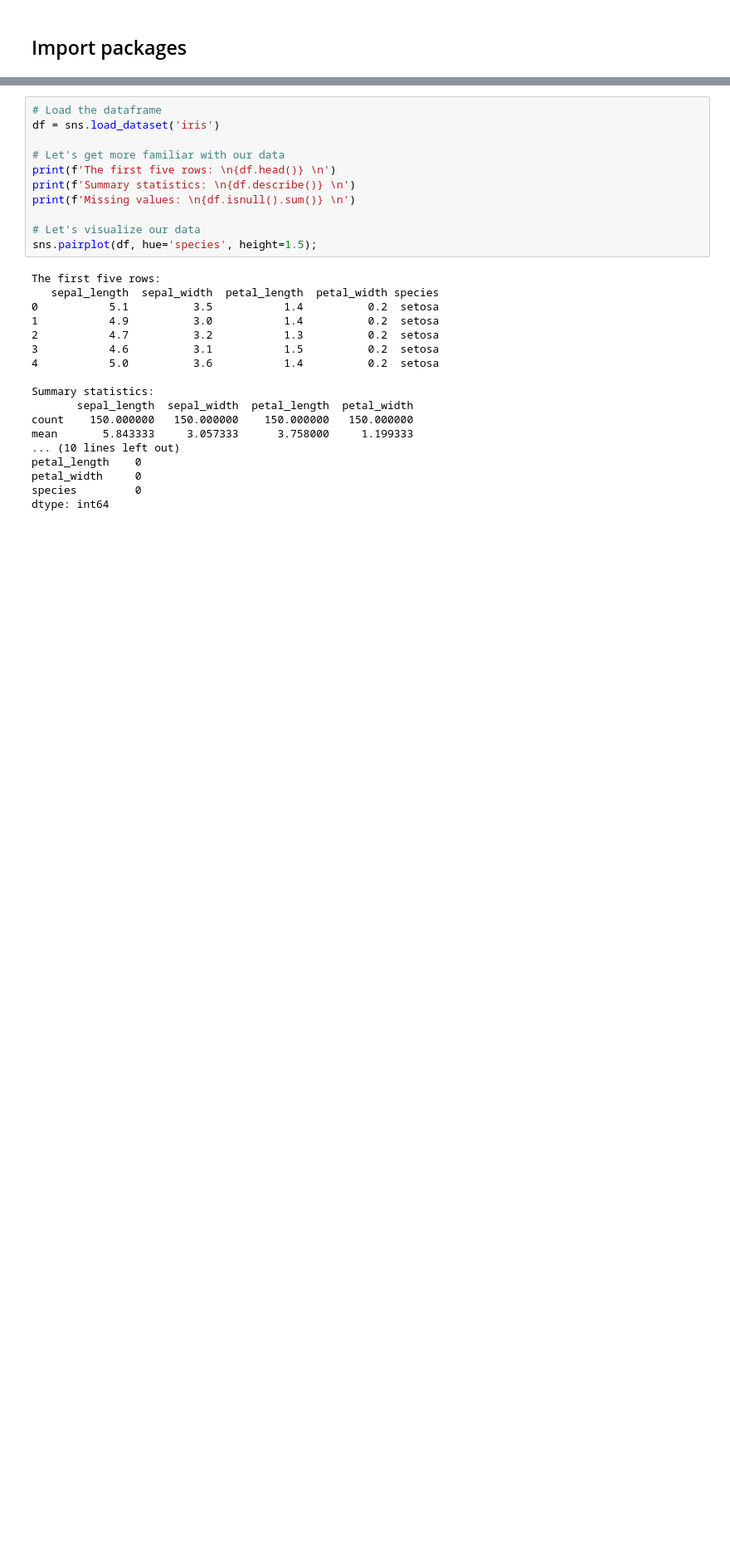
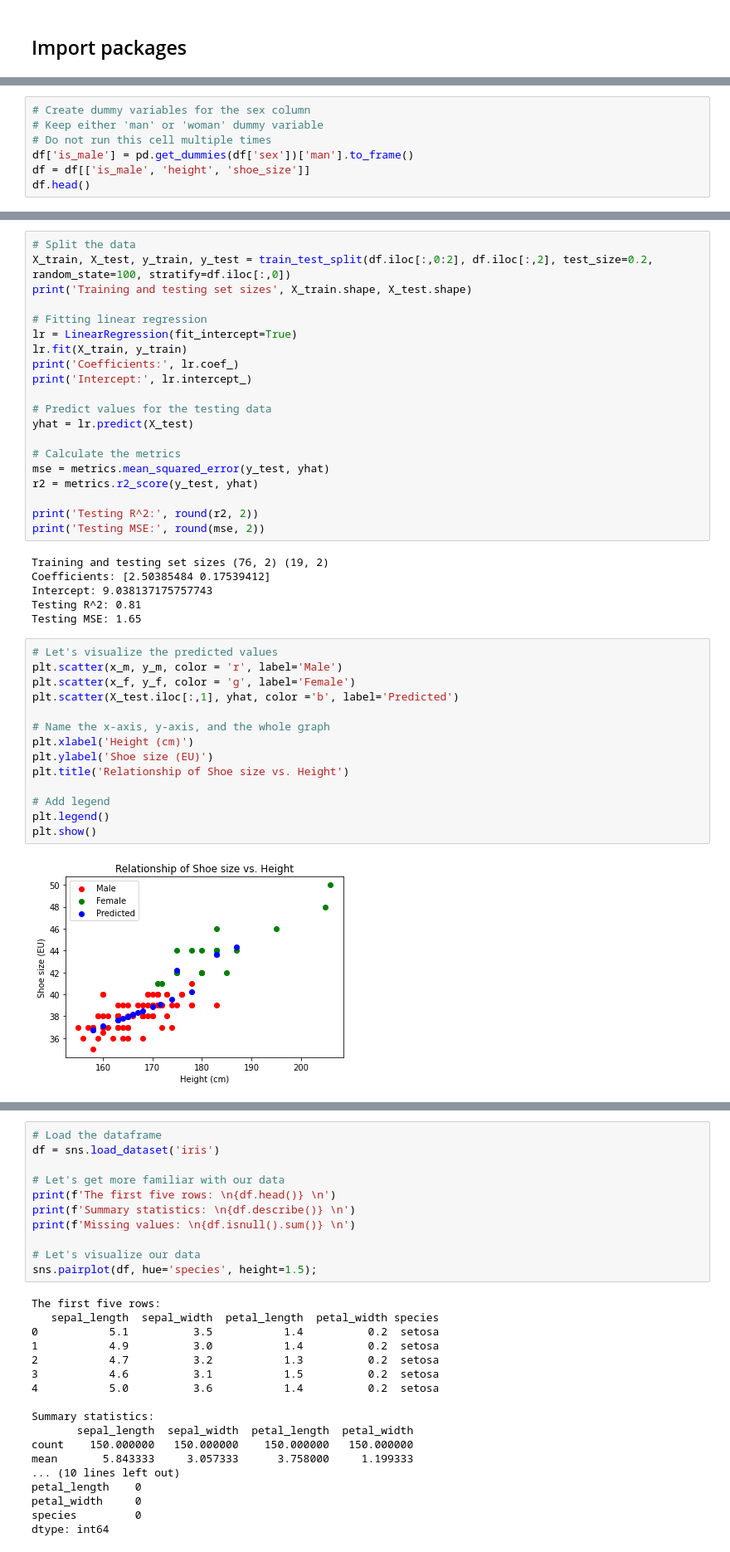
Before and after one commit to doniobidov/data_science, a Jupyter notebook: Big Data Analytics/Tutorial_supervised_and_unsupervised_learning.ipynb, the cells around one changed output, grey strips where cells are left out. Shown: that part at 83% size. Drawn from its saved outputs; the diff is of its cells as text; blank space fills up the shorter version.

```diff
--- a/Big Data Analytics/Tutorial_supervised_and_unsupervised_learning.ipynb
+++ b/Big Data Analytics/Tutorial_supervised_and_unsupervised_learning.ipynb
@@ -12,0 +137,7 @@ from sklearn.metrics import accuracy_score
+# %%
+# Create dummy variables for the sex column
+# Keep either 'man' or 'woman' dummy variable
+# Do not run this cell multiple times
+df['is_male'] = pd.get_dummies(df['sex'])['man'].to_frame()
+df = df[['is_male', 'height', 'shoe_size']]
+df.head()
@@ -12,0 +160,42 @@ from sklearn.metrics import accuracy_score
+# %%
+# Split the data
+X_train, X_test, y_train, y_test = train_test_split(df.iloc[:,0:2], df.iloc[:,2], test_size=0.2, random_state=100, stratify=df.iloc[:,0])
+print('Training and testing set sizes', X_train.shape, X_test.shape)
+
+# Fitting linear regression
+lr = LinearRegression(fit_intercept=True)
+lr.fit(X_train, y_train)
+print('Coefficients:', lr.coef_)
+print('Intercept:', lr.intercept_)
+
+# Predict values for the testing data
+yhat = lr.predict(X_test)
+
+# Calculate the metrics
+mse = metrics.mean_squared_error(y_test, yhat)
+r2 = metrics.r2_score(y_test, yhat)
+
+print('Testing R^2:', round(r2, 2))
+print('Testing MSE:', round(mse, 2))
+# %% [output]
+Training and testing set sizes (76, 2) (19, 2)
+Coefficients: [2.50385484 0.17539412]
+Intercept: 9.038137175757743
+Testing R^2: 0.81
+Testing MSE: 1.65
+# %%
+# Let's visualize the predicted values
+plt.scatter(x_m, y_m, color = 'r', label='Male')
+plt.scatter(x_f, y_f, color = 'g', label='Female')
+plt.scatter(X_test.iloc[:,1], yhat, color ='b', label='Predicted')
+
+# Name the x-axis, y-axis, and the whole graph
+plt.xlabel('Height (cm)')
+plt.ylabel('Shoe size (EU)')
+plt.title('Relationship of Shoe size vs. Height')
+
+# Add legend
+plt.legend()
+plt.show()
+# %% [output]
+[figure, added]
```
Also changed, not shown: parts of 18 cells of this notebook.
